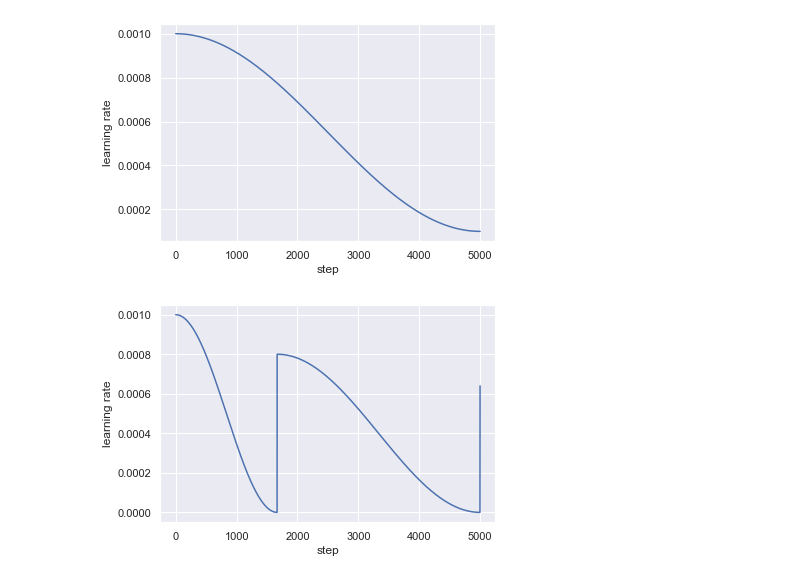
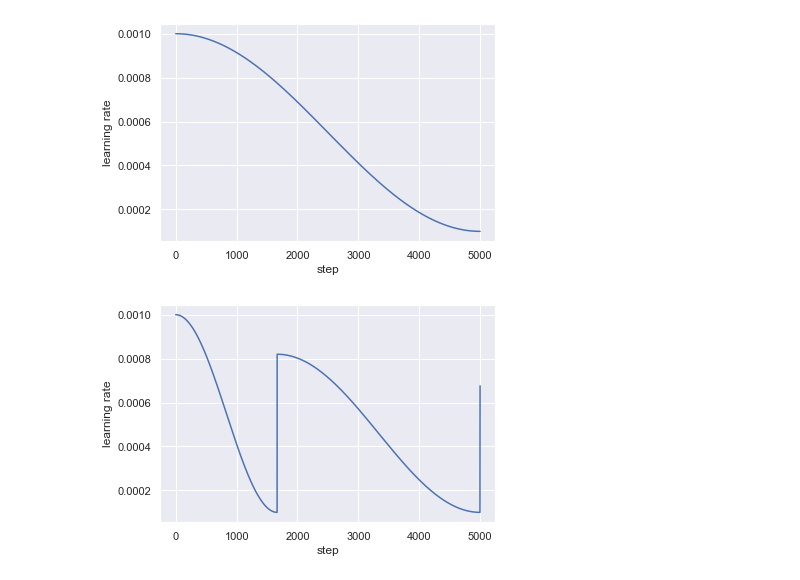
Before and after one commit to news-vt/makassar-ml, a Jupyter notebook: jupyter/learning_rate_schedules.ipynb, the cells around one changed output. Cells and saved outputs as stored; diff of their text form; code cells hidden in the pictures.

```diff
--- a/jupyter/learning_rate_schedules.ipynb
+++ b/jupyter/learning_rate_schedules.ipynb
@@ -47,9 +47,10 @@ plot_lr(learning_rate, n_steps)
 # %%
 learning_rate = keras.experimental.CosineDecayRestarts(
     initial_learning_rate=1e-3,
     first_decay_steps=n_steps//3,
     m_mul=0.8,
+    alpha=0.1,
 )
 plot_lr(learning_rate, n_steps)
 # %% [output]
-[figure, old version]
+[figure, new version]
```
